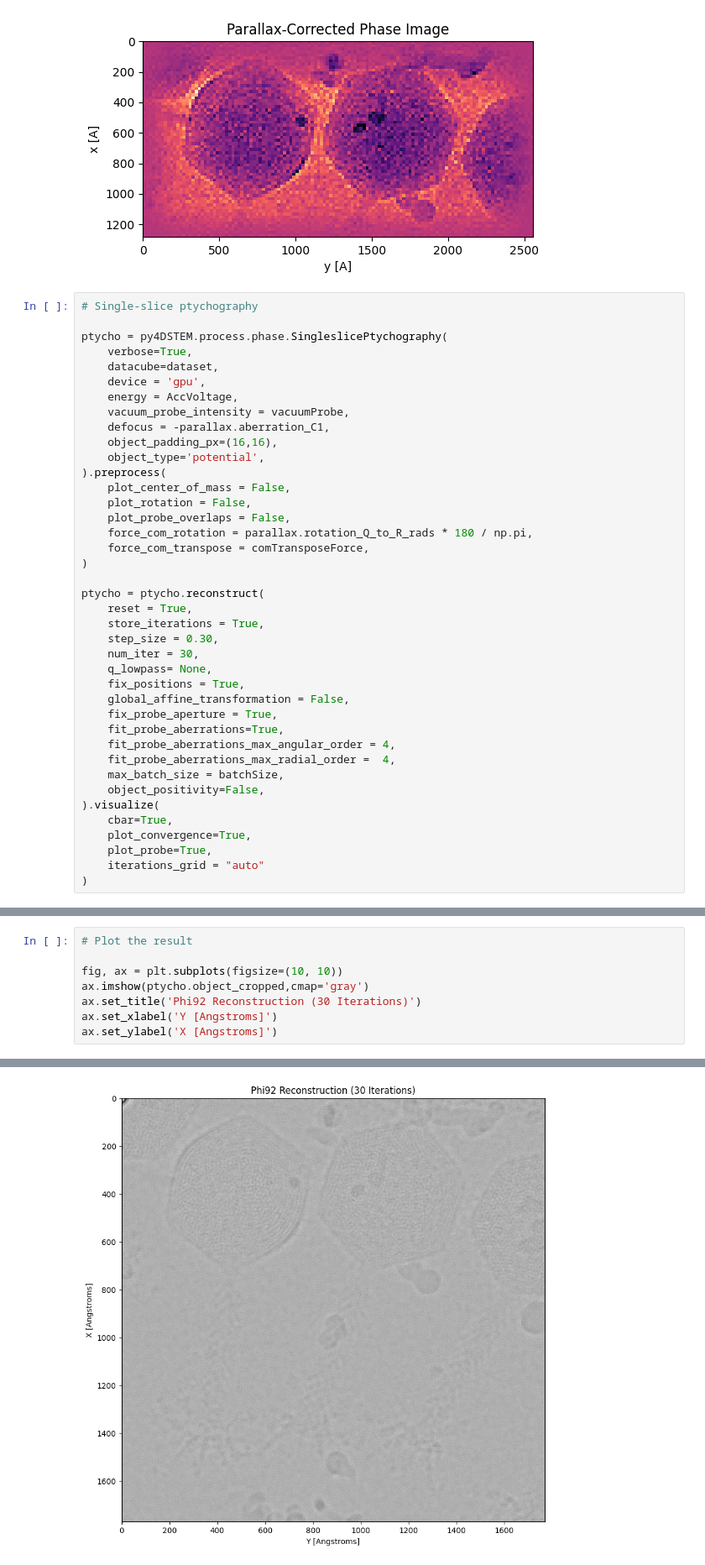
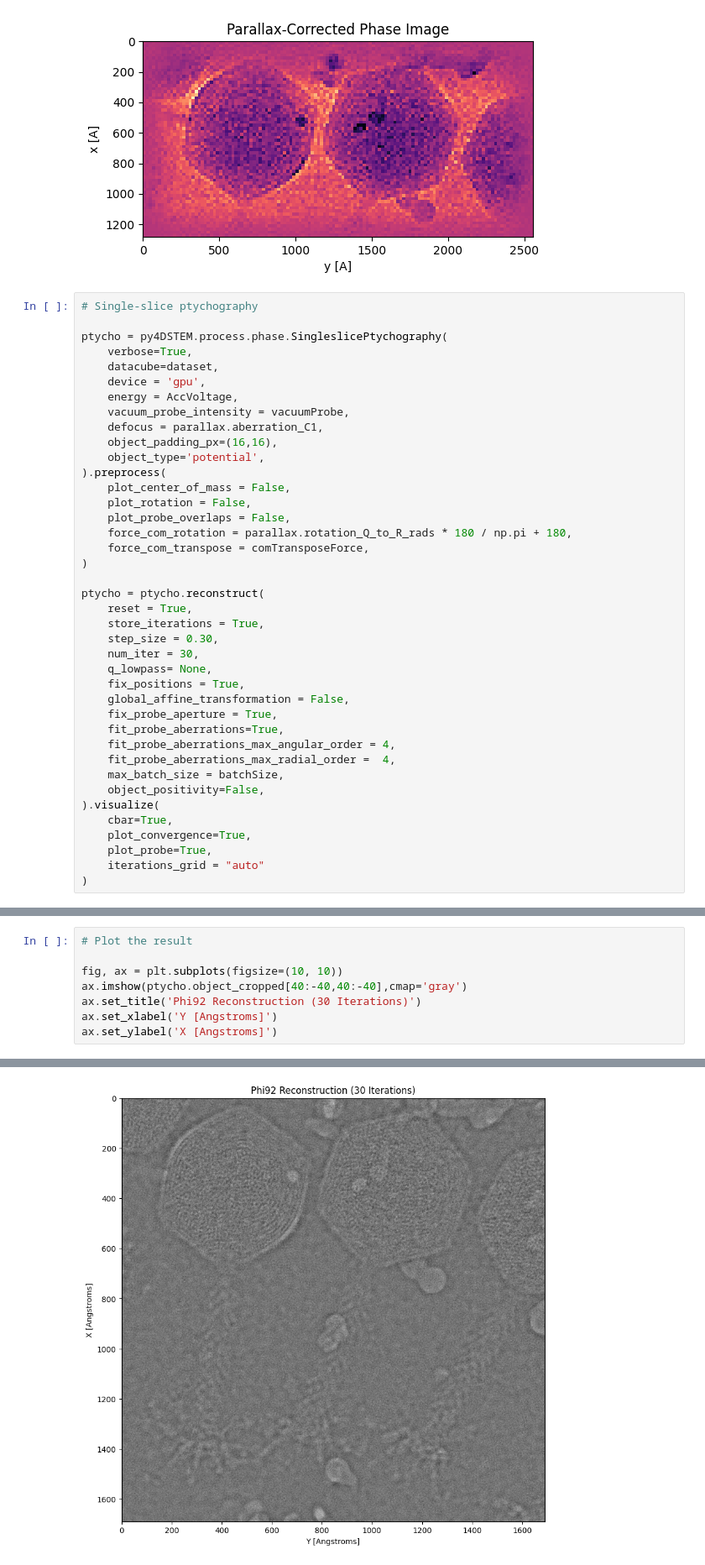
Before and after one commit to LBEM-CH/4D-BioSTEM, a Jupyter notebook: LowdosePtychoSPA/Phi92_Notebook.ipynb, the cells around one changed output, grey strips where cells are left out. Shown at 84% size. Saved outputs shown, nothing was run; the diff lists cells and outputs as text.

Commit message:
Updated the plotting function in Jupyter notebook

```diff
--- a/LowdosePtychoSPA/Phi92_Notebook.ipynb
+++ b/LowdosePtychoSPA/Phi92_Notebook.ipynb
@@ -101,14 +101,14 @@ ptycho = py4DSTEM.process.phase.SingleslicePtychography(
     device = 'gpu',
     energy = AccVoltage,
     vacuum_probe_intensity = vacuumProbe,
-    defocus = -parallax.aberration_C1,
+    defocus = parallax.aberration_C1,
     object_padding_px=(16,16),
     object_type='potential',
 ).preprocess(
     plot_center_of_mass = False,
     plot_rotation = False,
     plot_probe_overlaps = False,
-    force_com_rotation = parallax.rotation_Q_to_R_rads * 180 / np.pi,
+    force_com_rotation = parallax.rotation_Q_to_R_rads * 180 / np.pi + 180,
     force_com_transpose = comTransposeForce,
 )
 
@@ -140,11 +140,11 @@ Performing 30 iterations using a potential object type, with the gradient-descen
 # %%
 # Plot the result
 
 fig, ax = plt.subplots(figsize=(10, 10))
-ax.imshow(ptycho.object_cropped,cmap='gray')
+ax.imshow(ptycho.object_cropped[40:-40,40:-40],cmap='gray')
 ax.set_title('Phi92 Reconstruction (30 Iterations)')
 ax.set_xlabel('Y [Angstroms]')
 ax.set_ylabel('X [Angstroms]')
 # %% [output]
 Text(0, 0.5, 'X [Angstroms]')
-[figure, old version]
+[figure, new version]
```
Also changed, not shown: parts of 1 cell of this notebook.
